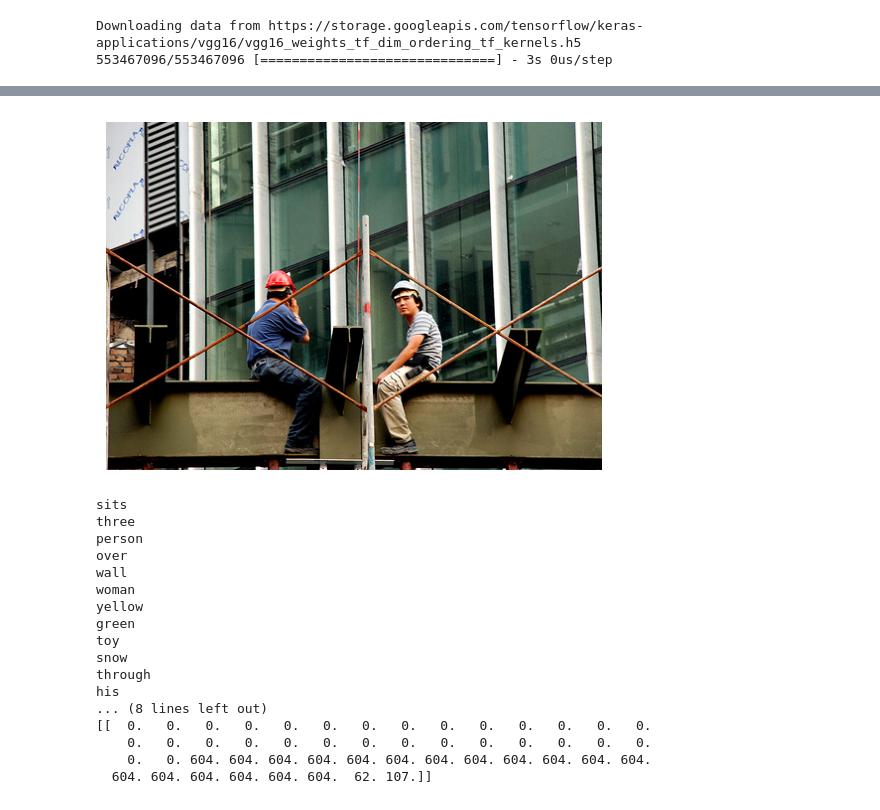
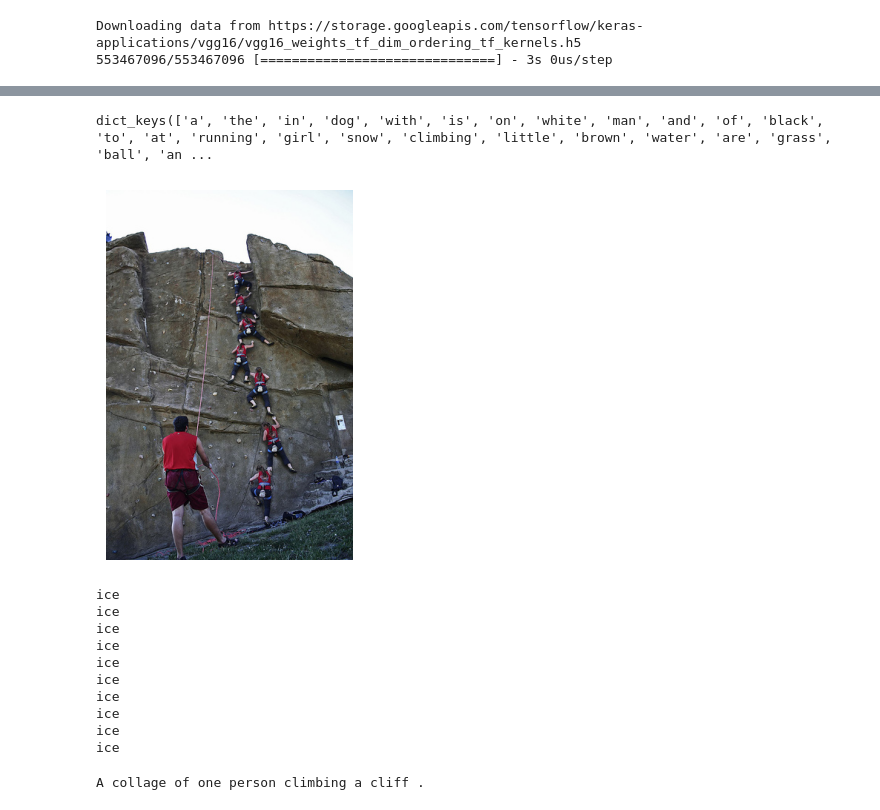
Before and after one commit to jgyfutub/Kaggle-competitons-notebooks, a Jupyter notebook: imagecaptioningfromscratch.ipynb, the cells around one changed output, grey strips where cells are left out. Cells and saved outputs as stored; diff of their text form; code cells hidden in the pictures.

Commit message:
Kaggle Notebook | imagecaptioningfromscratch | Version 4

```diff
--- a/imagecaptioningfromscratch.ipynb
+++ b/imagecaptioningfromscratch.ipynb
@@ -67,7 +67,7 @@ opt = tf.keras.optimizers.Adam(learning_rate=0.01)
 LSTM_model = tf.keras.Sequential([ Embedding(input_dim=10000 ,output_dim=20, input_length=50),
 tf.keras.layers.LSTM(64, input_shape=(1, 50,20)),
 tf.keras.layers.Dense(1000)])
-output = tf.keras.Sequential([tf.keras.layers.Dense(1000, activation='softmax')])
+output = tf.keras.Sequential([tf.keras.layers.Dense(512, activation='relu'),tf.keras.layers.Dense(1000, activation='softmax')])
 # %%
 def train(image_urls,captions):
     for i in range(len(captions)):
@@ -97,46 +79,47 @@ tf.Tensor([9.948461e-07], shape=(1,), dtype=float32)
+# %%
+tokenizer.word_index.keys()
+# %% [output]
+dict_keys(['a', 'the', 'in', 'dog', 'with', 'is', 'on', 'white', 'man', 'and', 'of', 'black', 'to', 'at', 'running', 'girl', 'snow', 'climbing', 'little', 'brown', 'water', 'are', 'grass', 'ball', 'an ...
 # %%
 import matplotlib.image as mpimg
 import matplotlib.pyplot as plt
-def test(image,length):
+def test(image,length,v,Wh,Ws,battn,LSTM_model,output,tokenizer):
     img = mpimg.imread("/kaggle/input/flickr8k/Images/"+image)
     plt.imshow(img)
     plt.axis('off')
     plt.show()
-    global v,Wh,Ws,battn,opt,LSTM_model,output,tokenizer
     caption_embeddings = np.zeros((1,50))
     decoder_state = tf.zeros((1,1000))
     image_features=encoder(image)
     for i in range(length):
-        captions_features=LSTM_model(caption_embeddings)
-        e_t_i = v * tf.nn.tanh(Wh * image_features+ Ws*decoder_state+  battn)
+        captions_features=LSTM_model.predict(caption_embeddings,verbose=0)
+        e_t_i = v * tf.nn.tanh(Wh * image_features+ Ws*decoder_state + battn)
         attention_distributon=tf.nn.softmax(e_t_i)
         context_vector=attention_distributon*image_features
-        combined=captions_features+attention_distributon
-        model_output = output(combined)
+        combined=tf.concat([captions_features,image_features], axis=1)
+        model_output = output.predict(combined,verbose=0)
         highest_prob_index=np.argmax(model_output)
         caption_embeddings[0][49-i]=highest_prob_index
         tokentoword={tokenizer.word_index[i]:i for i in tokenizer.word_index.keys()}
-        print(tokentoword[49-i])
+        tokentoword.update({0.0:"",127.0:"",512:""})
+        print(tokentoword[highest_prob_index])
         decoder_state=(decoder_state+context_vector)/2
-    print(caption_embeddings)
+#     print(tokentoword)
-# %%
-test(image_urls[200],20)
-# %% [output]
-[figure, removed]
-sits
-three
-person
-over
-wall
-woman
-yellow
-green
-toy
-snow
-through
-his
-... (8 lines left out)
-[[  0.   0.   0.   0.   0.   0.   0.   0.   0.   0.   0.   0.   0.   0.
-    0.   0.   0.   0.   0.   0.   0.   0.   0.   0.   0.   0.   0.   0.
-    0.   0. 604. 604. 604. 604. 604. 604. 604. 604. 604. 604. 604. 604.
-  604. 604. 604. 604. 604. 604.  62. 107.]]
+# %%
+test(image_urls[60],10,v,Wh,Ws,battn,LSTM_model,output,tokenizer)
+# %% [output]
+[figure, added]
+ice
+ice
+ice
+ice
+ice
+ice
+ice
+ice
+ice
+ice
+# %%
+print(captions[60])
+# %% [output]
+A collage of one person climbing a cliff .
```
Also changed, not shown: parts of 2 cells of this notebook.
